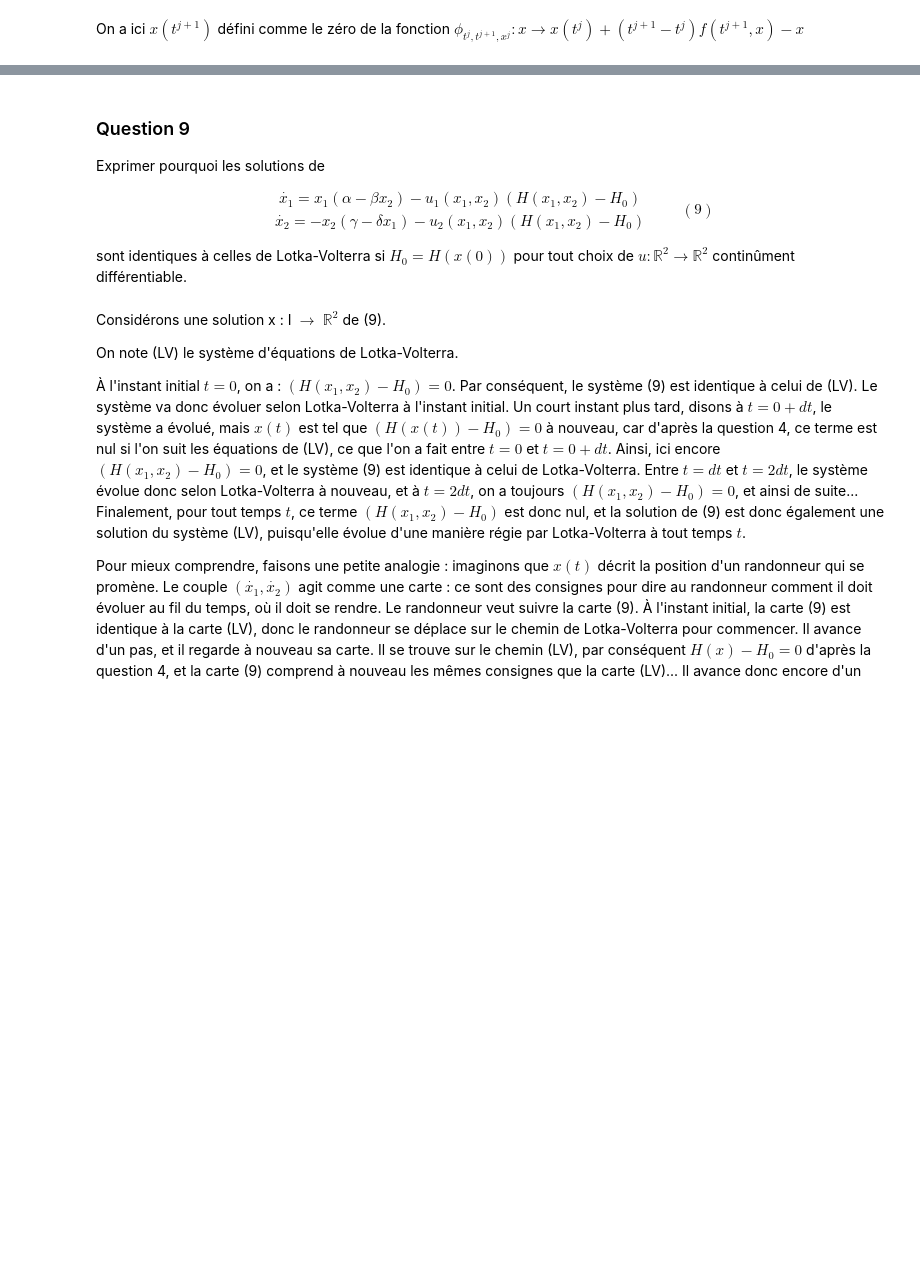
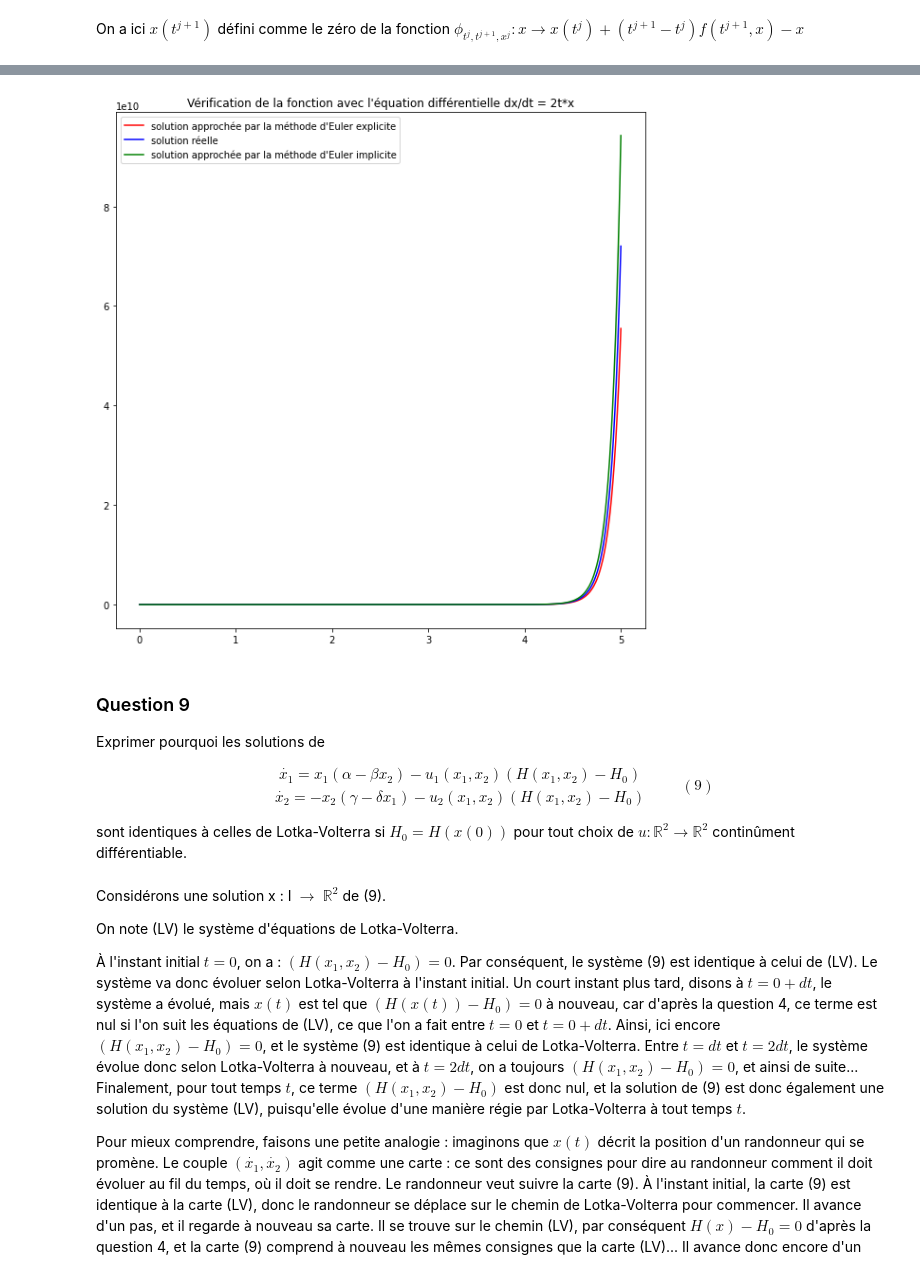
Before and after one commit to adrienmignot/projet_maths_info_chloevogeeeeeeeeeeeel, a Jupyter notebook: Projet_maths_info_2.ipynb, the cells around one changed output, grey strips where cells are left out. Drawn from its saved outputs; the diff is of its cells as text; code cells hidden in the pictures; blank space fills up the shorter version.

```diff
--- a/Projet_maths_info_2.ipynb
+++ b/Projet_maths_info_2.ipynb
@@ -457,3 +486,28 @@ On a ici $x(t^{j+1})$ défini comme le zéro de la fonction $\phi_{t^{j},t^{j+1}
+# %%
+# Test
+
+x0 = np.array([1])
+t0 = 0
+dt = 0.003
+tf = 5
+
+def fonction(t,x):
+    return 2*t*x
+
+
+t,y = solve_euler_implicit(fonction,x0,dt,t0,tf)
+t,x = solve_euler_explicit(fonction,x0,dt,t0,tf)
+x1 = x[:,:,0]
+y1 = y[:,:,0]
+plt.plot(t,x1,color = 'red')
+plt.plot(t,np.exp(t**2), color = 'blue')
+plt.plot(t,y1,color = 'green')
+legend = ["solution approchée par la méthode d'Euler explicite",'solution réelle',"solution approchée par la méthode d'Euler implicite"]
+plt.title("Vérification de la fonction avec l'équation différentielle dx/dt = 2t*x")
+plt.legend(legend)
+plt.show()
+# %% [output]
+[figure, added]
 # %% [markdown]
 ### Question 9
 
```
Also changed, not shown: parts of 12 cells of this notebook.
